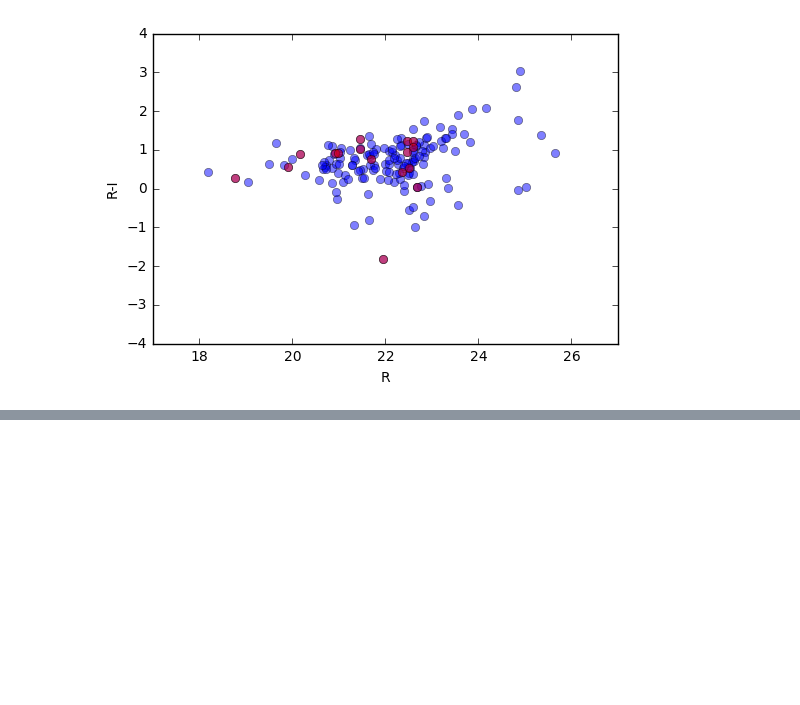
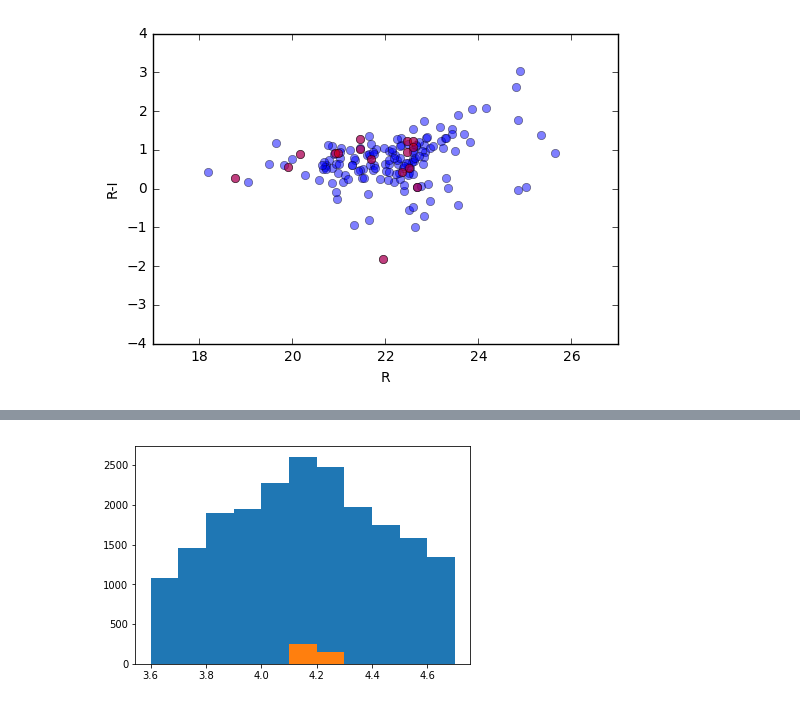
Before and after one commit to leogulus/XRay-Project, a Jupyter notebook: 21_sdss_casjobs.ipynb, the cells around one changed output, grey strips where cells are left out. Cells and saved outputs as stored; diff of their text form; code cells hidden in the pictures; blank space fills up the shorter version.

```diff
--- a/21_sdss_casjobs.ipynb
+++ b/21_sdss_casjobs.ipynb
@@ -207,0 +319,5 @@ plt.plot(pd.Series(dra)[loc],'.')
+# %%
+plt.hist(b2.dec,bins=np.arange(3.6,4.8,0.1));
+plt.hist(b3.dec,bins=np.arange(3.6,4.8,0.1));
+# %% [output]
+[figure, added]
```
Also changed, not shown: parts of 19 cells of this notebook, 9 other files.
